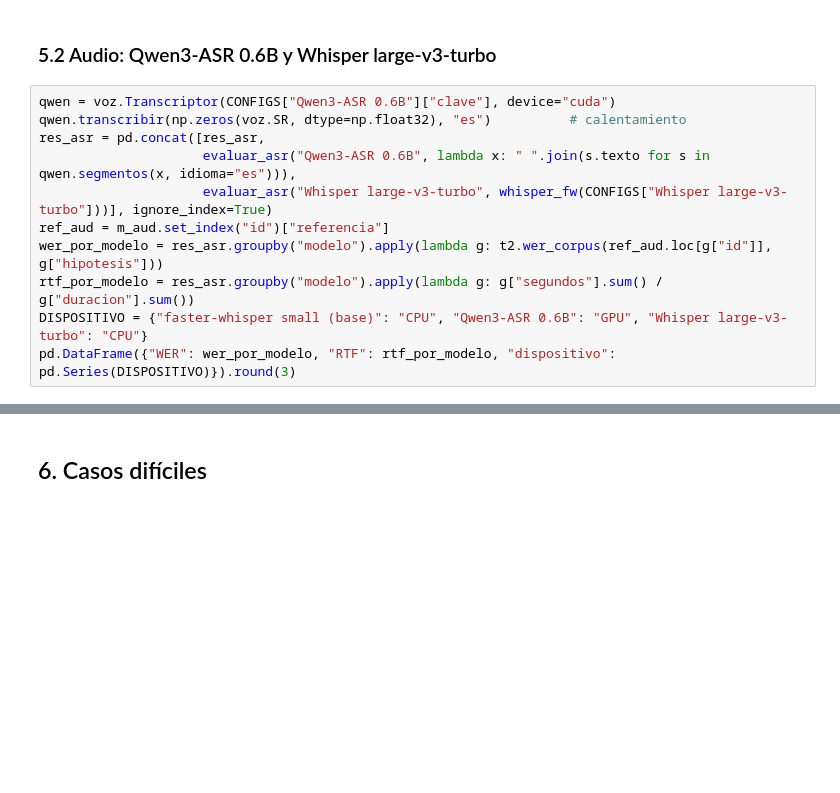
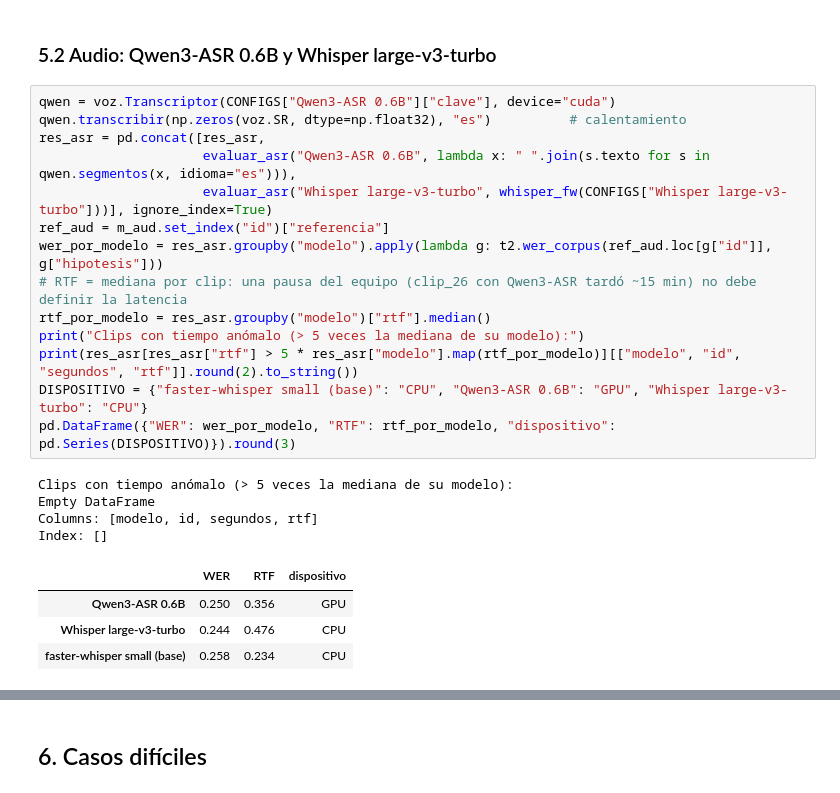
Before and after one commit to FaLuna22/Data-Science-Python, a Jupyter notebook: tarea_2/02_evaluacion.ipynb, the cells around one changed output, grey strips where cells are left out. Drawn from its saved outputs; the diff is of its cells as text; blank space fills up the shorter version.

```diff
--- a/tarea_2/02_evaluacion.ipynb
+++ b/tarea_2/02_evaluacion.ipynb
@@ -230,14 +360,26 @@ print(cer_por_modelo.round(3).to_string())
 # %%
 qwen = voz.Transcriptor(CONFIGS["Qwen3-ASR 0.6B"]["clave"], device="cuda")
 qwen.transcribir(np.zeros(voz.SR, dtype=np.float32), "es")          # calentamiento
 res_asr = pd.concat([res_asr,
                      evaluar_asr("Qwen3-ASR 0.6B", lambda x: " ".join(s.texto for s in qwen.segmentos(x, idioma="es"))),
                      evaluar_asr("Whisper large-v3-turbo", whisper_fw(CONFIGS["Whisper large-v3-turbo"]))], ignore_index=True)
 ref_aud = m_aud.set_index("id")["referencia"]
 wer_por_modelo = res_asr.groupby("modelo").apply(lambda g: t2.wer_corpus(ref_aud.loc[g["id"]], g["hipotesis"]))
-rtf_por_modelo = res_asr.groupby("modelo").apply(lambda g: g["segundos"].sum() / g["duracion"].sum())
+# RTF = mediana por clip: una pausa del equipo (clip_26 con Qwen3-ASR tardó ~15 min) no debe definir la latencia
+rtf_por_modelo = res_asr.groupby("modelo")["rtf"].median()
+print("Clips con tiempo anómalo (> 5 veces la mediana de su modelo):")
+print(res_asr[res_asr["rtf"] > 5 * res_asr["modelo"].map(rtf_por_modelo)][["modelo", "id", "segundos", "rtf"]].round(2).to_string())
 DISPOSITIVO = {"faster-whisper small (base)": "CPU", "Qwen3-ASR 0.6B": "GPU", "Whisper large-v3-turbo": "CPU"}
 pd.DataFrame({"WER": wer_por_modelo, "RTF": rtf_por_modelo, "dispositivo": pd.Series(DISPOSITIVO)}).round(3)
+# %% [output]
+Clips con tiempo anómalo (> 5 veces la mediana de su modelo):
+Empty DataFrame
+Columns: [modelo, id, segundos, rtf]
+Index: []
+|  | WER | RTF | dispositivo |
+| Qwen3-ASR 0.6B | 0.250 | 0.356 | GPU |
+| Whisper large-v3-turbo | 0.244 | 0.476 | CPU |
+| faster-whisper small (base) | 0.258 | 0.234 | CPU |
 # %%
 # un ejemplo lado a lado: el clip con más diferencia de WER entre modelos
 piv = res_asr.pivot(index="id", columns="modelo", values="wer")
```
Also changed, not shown: parts of 21 cells of this notebook, 6 other files.
